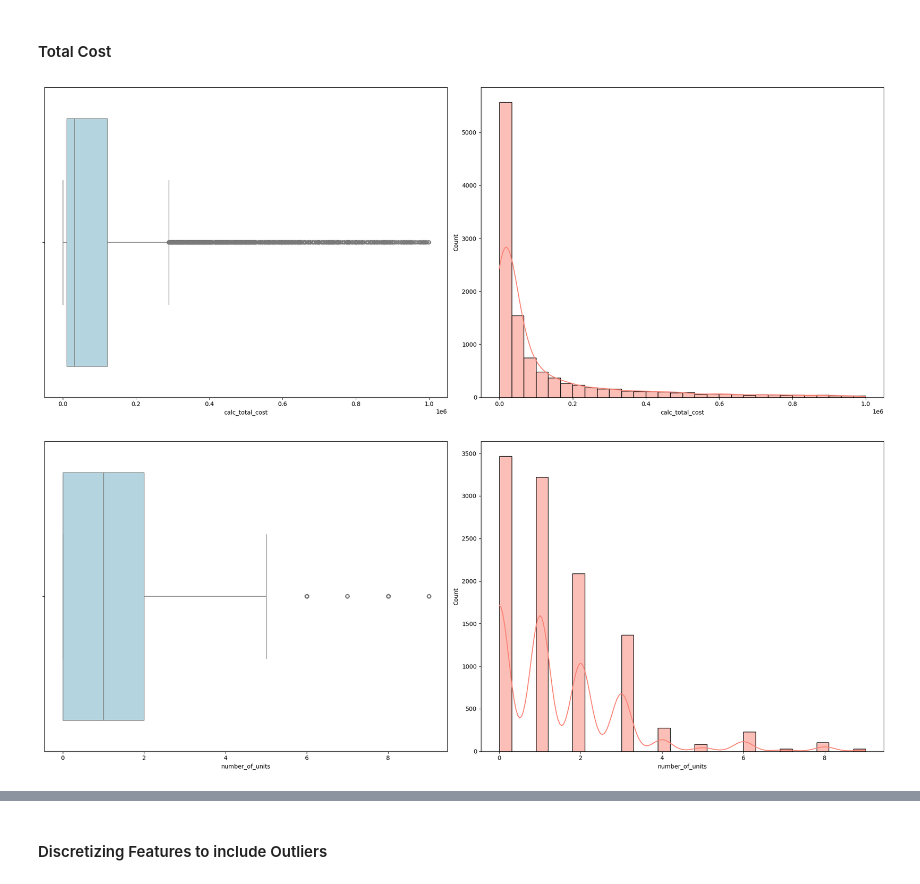
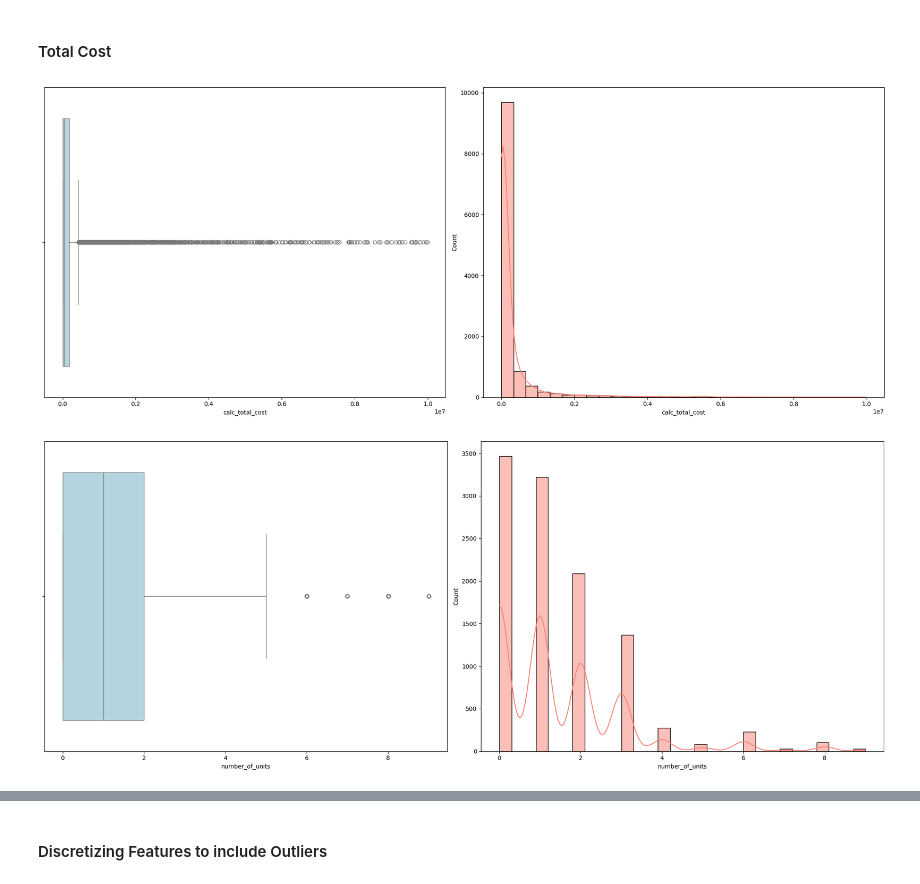
Before and after one commit to estebanba/book-rec, a Jupyter notebook: notebooks/cleaning_building_permits.ipynb, the cells around one changed output, grey strips where cells are left out. Cells and saved outputs as stored; diff of their text form; code cells hidden in the pictures.

```diff
--- a/notebooks/cleaning_building_permits.ipynb
+++ b/notebooks/cleaning_building_permits.ipynb
@@ -525,21 +525,21 @@ df[["total_cost", "calc_total_cost"]]
 # %%
 def plot_outliers(df, column):
     fig, (ax1, ax2) = plt.subplots(1,2, figsize=(20,8))
     sns.boxplot(x = df[column], color="lightblue", ax=ax1)
     sns.histplot(df[column], kde=True, bins=30, color="salmon", ax=ax2)
     plt.tight_layout()
     plt.show()
 
-df_test_total_cost = df[df["calc_total_cost"] < 1000000]
+df_test_total_cost = df[df["calc_total_cost"] < 10000000]
 df_test_number_of_units = df[(df["number_of_units"] < 10)]
 
 testing_dict = {
     "calc_total_cost": df_test_total_cost,
     "number_of_units": df_test_number_of_units
 }
 
 for key, value in testing_dict.items():
     plot_outliers(value, key)
 # %% [output]
-[figure, old version]
+[figure, new version]
 [figure]
```
Also changed, not shown: parts of 31 cells of this notebook, 3 other files.
